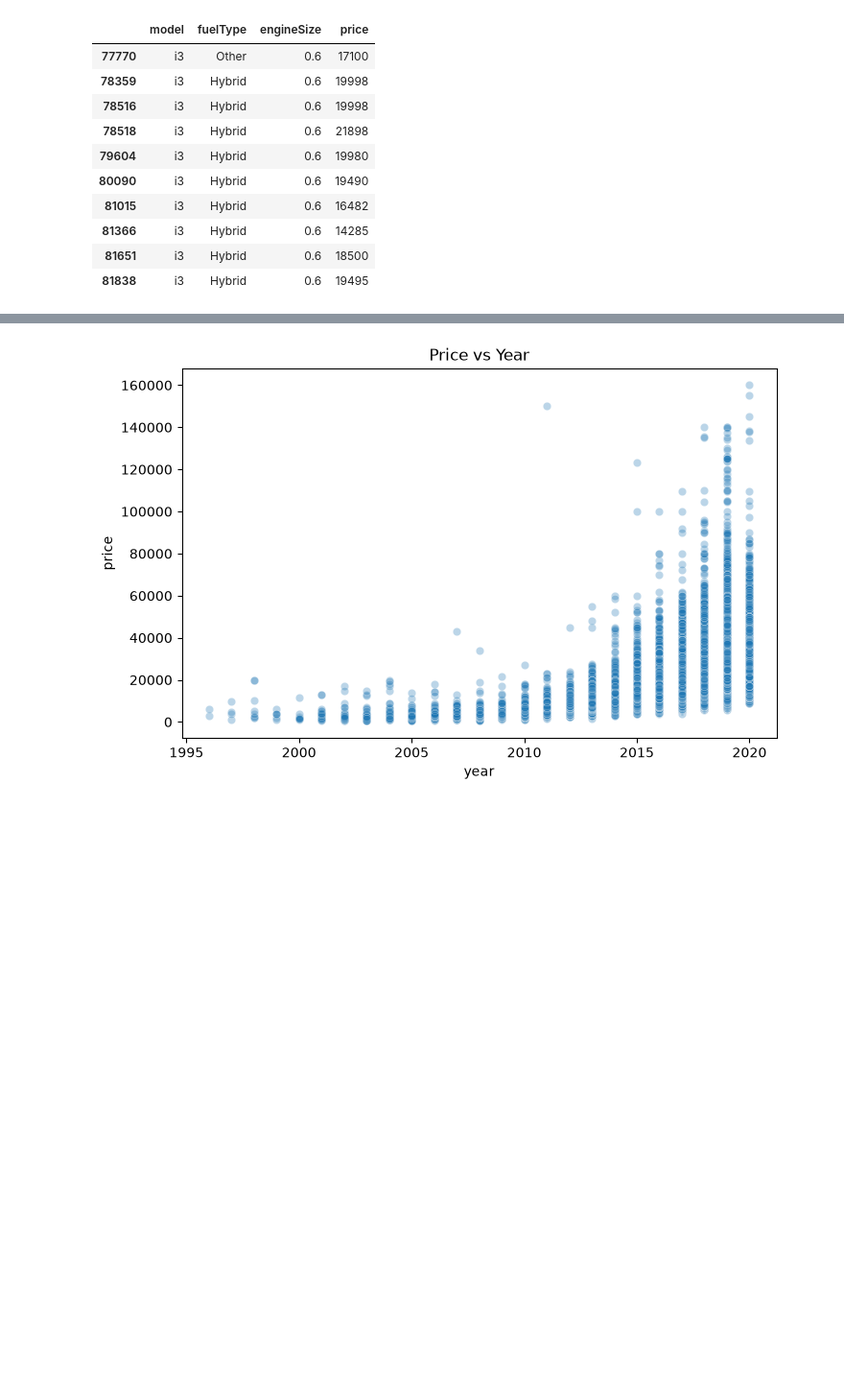
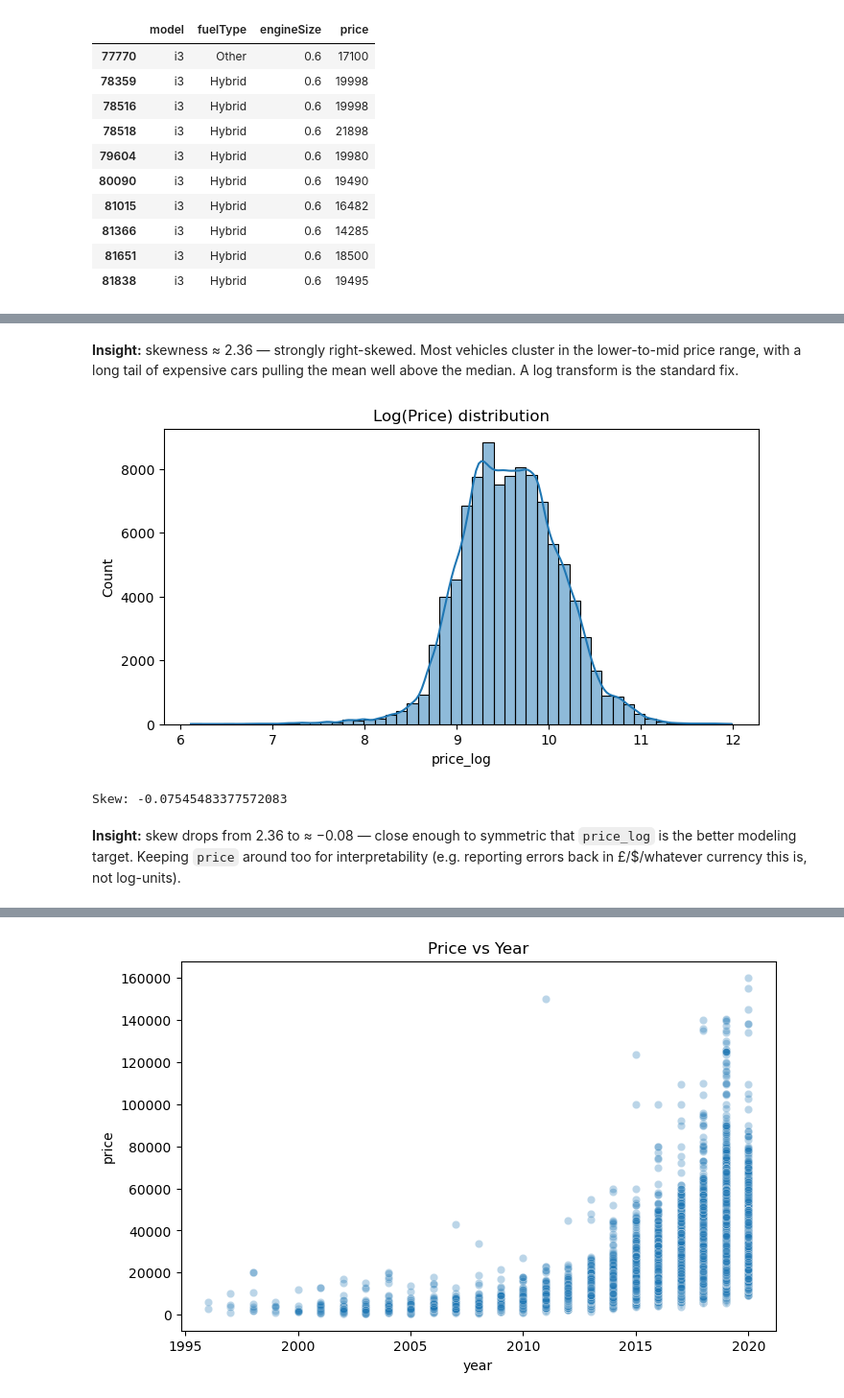
Before and after one commit to niteshbairwa185-pixel/automobile-intelligent-system, a Jupyter notebook: notebooks/01_cleaning.ipynb, the cells around one changed output, grey strips where cells are left out. Shown at 96% size. Saved outputs shown, nothing was run; the diff lists cells and outputs as text; code cells hidden in the pictures; blank space fills up the shorter version.

```diff
--- a/notebooks/01_cleaning.ipynb
+++ b/notebooks/01_cleaning.ipynb
@@ -457,0 +499,4 @@ df[df['mpg'] == 470.8][['model', 'fuelType', 'engineSize', 'price']].head(10)
+# %% [markdown]
+**Insight:** skewness ≈ 2.36 — strongly right-skewed. Most vehicles cluster in the
+lower-to-mid price range, with a long tail of expensive cars pulling the mean well above the
+median. A log transform is the standard fix.
@@ -457,0 +505,11 @@ df[df['mpg'] == 470.8][['model', 'fuelType', 'engineSize', 'price']].head(10)
+# %%
+plt.figure(figsize=(8,4))
+sns.histplot(df['price_log'], bins=50, kde=True)
+plt.title('Log(Price) distribution')
+plt.show()
+print("Skew:", df['price_log'].skew())
+# %% [output]
+[figure, added]
+Skew: -0.07545483377572083
+# %% [markdown]
+**Insight:** skew drops from 2.36 to ≈ −0.08 — close enough to symmetric that `price_log` is the better modeling target. Keeping `price` around too for interpretability (e.g. reporting errors back in £/$/whatever currency this is, not log-units).
```
Also changed, not shown: parts of 71 cells of this notebook, 1 other file.
